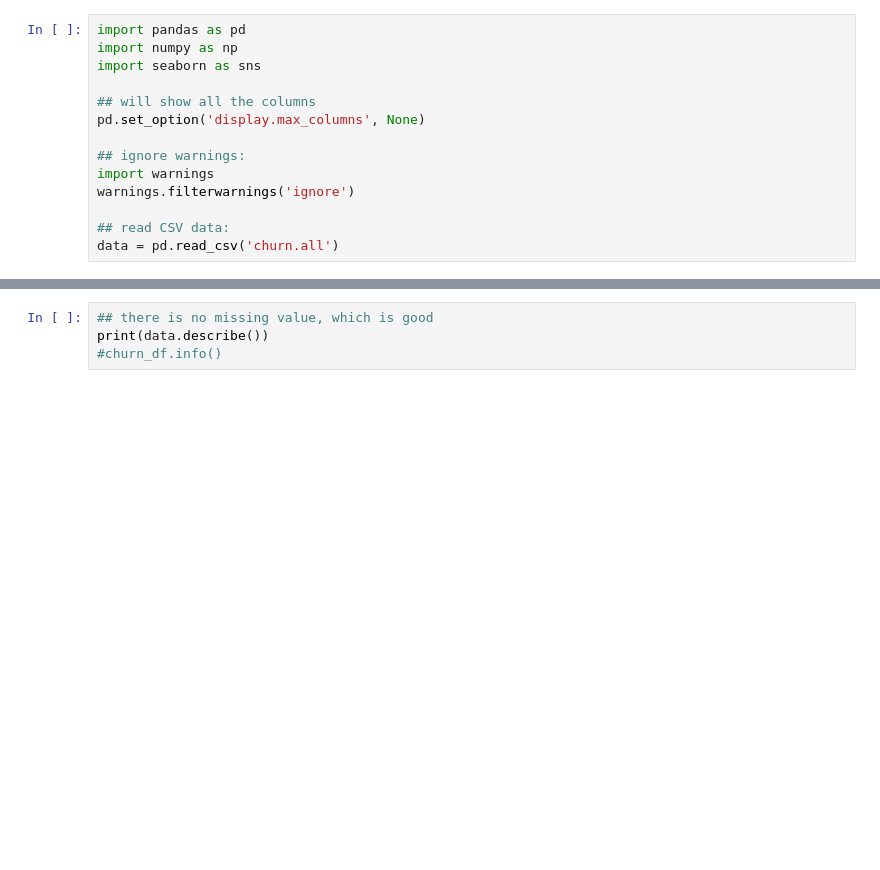
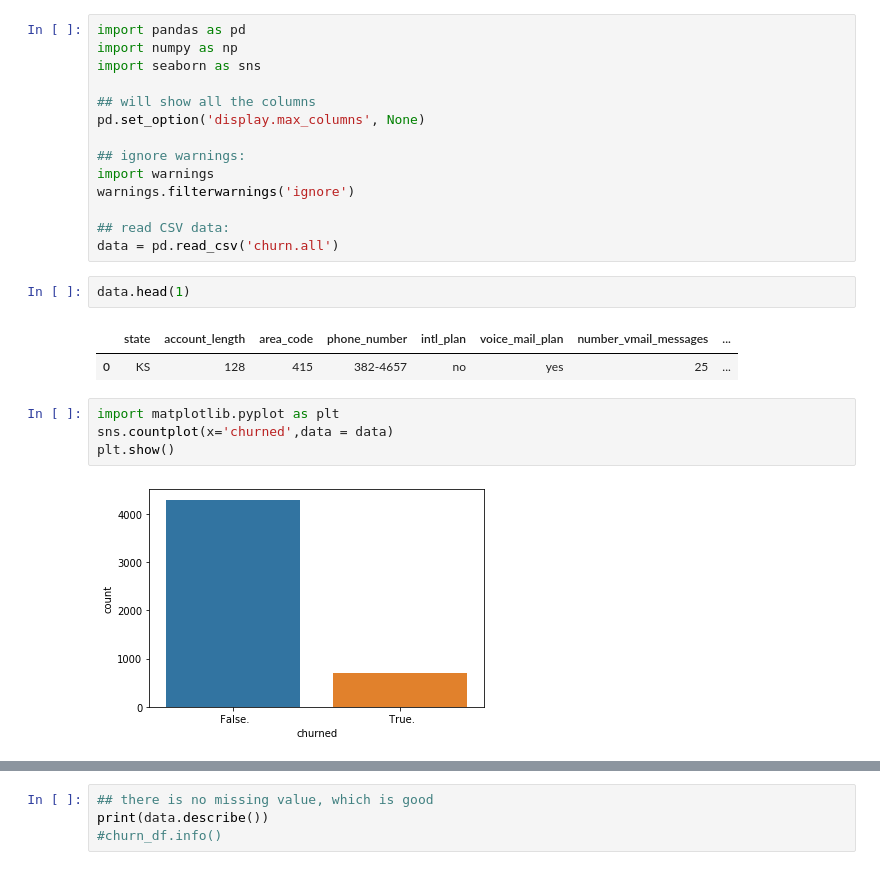
Before and after one commit to Ben-USC/Laidata_projects, a Jupyter notebook: project_1_customer_churn_prediction/Supervised_Learning_Customer_Churn_Prediction.ipynb, the cells around one changed output, grey strips where cells are left out. Saved outputs shown, nothing was run; the diff lists cells and outputs as text; blank space fills up the shorter version.

```diff
--- a/project_1_customer_churn_prediction/Supervised_Learning_Customer_Churn_Prediction.ipynb
+++ b/project_1_customer_churn_prediction/Supervised_Learning_Customer_Churn_Prediction.ipynb
@@ -32,3 +32,14 @@ warnings.filterwarnings('ignore')
 
 ## read CSV data:
 data = pd.read_csv('churn.all')
+# %%
+data.head(1)
+# %% [output]
+|  | state | account_length | area_code | phone_number | intl_plan | voice_mail_plan | number_vmail_messages | ... |
+| 0 | KS | 128 | 415 | 382-4657 | no | yes | 25 | ... |
+# %%
+import matplotlib.pyplot as plt
+sns.countplot(x='churned',data = data)
+plt.show()
+# %% [output]
+[figure, added]
```
Also changed, not shown: parts of 23 cells of this notebook.
